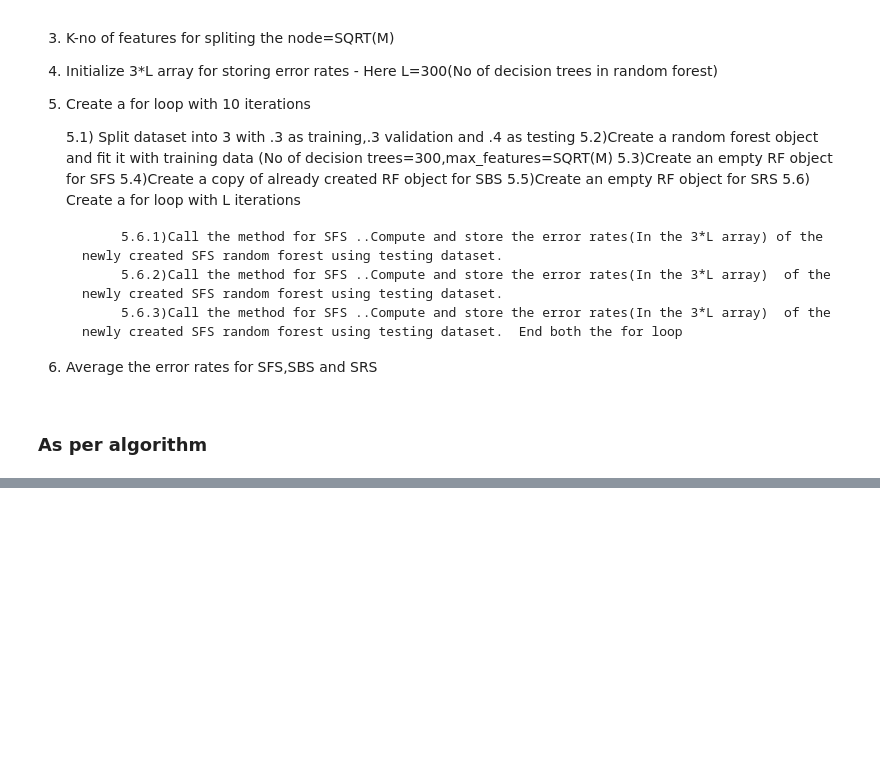
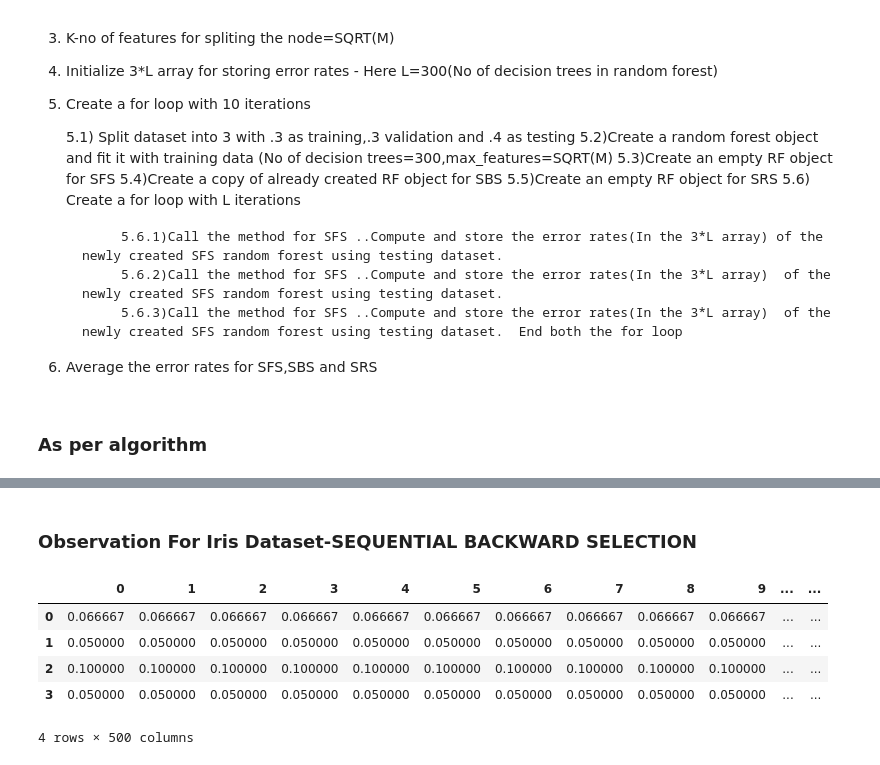
Before and after one commit to RoseMinu/Random-Forest-Pruning-Techniques, a Jupyter notebook: Research Paper Implementation/2_On_Selection_Of_Decision_Trees_In_Random_Forest.ipynb, the cells around one changed output, grey strips where cells are left out. Saved outputs shown, nothing was run; the diff lists cells and outputs as text; code cells hidden in the pictures; blank space fills up the shorter version.

```diff
--- a/Research Paper Implementation/2_On_Selection_Of_Decision_Trees_In_Random_Forest.ipynb
+++ b/Research Paper Implementation/2_On_Selection_Of_Decision_Trees_In_Random_Forest.ipynb
@@ -196,0 +405,12 @@ def SRS_method(classifier_SFS,classifier):
+# %% [markdown]
+### Observation For Iris Dataset-SEQUENTIAL BACKWARD SELECTION
+# %%
+df_SBS_digit = pd.DataFrame(error_rate_SBS_10)
+df_SBS_digit
+# %% [output]
+|  | 0 | 1 | 2 | 3 | 4 | 5 | 6 | 7 | 8 | 9 | ... | ... |
+| 0 | 0.066667 | 0.066667 | 0.066667 | 0.066667 | 0.066667 | 0.066667 | 0.066667 | 0.066667 | 0.066667 | 0.066667 | ... | ... |
+| 1 | 0.050000 | 0.050000 | 0.050000 | 0.050000 | 0.050000 | 0.050000 | 0.050000 | 0.050000 | 0.050000 | 0.050000 | ... | ... |
+| 2 | 0.100000 | 0.100000 | 0.100000 | 0.100000 | 0.100000 | 0.100000 | 0.100000 | 0.100000 | 0.100000 | 0.100000 | ... | ... |
+| 3 | 0.050000 | 0.050000 | 0.050000 | 0.050000 | 0.050000 | 0.050000 | 0.050000 | 0.050000 | 0.050000 | 0.050000 | ... | ... |
+4 rows × 500 columns
```
Also changed, not shown: parts of 27 cells of this notebook.
